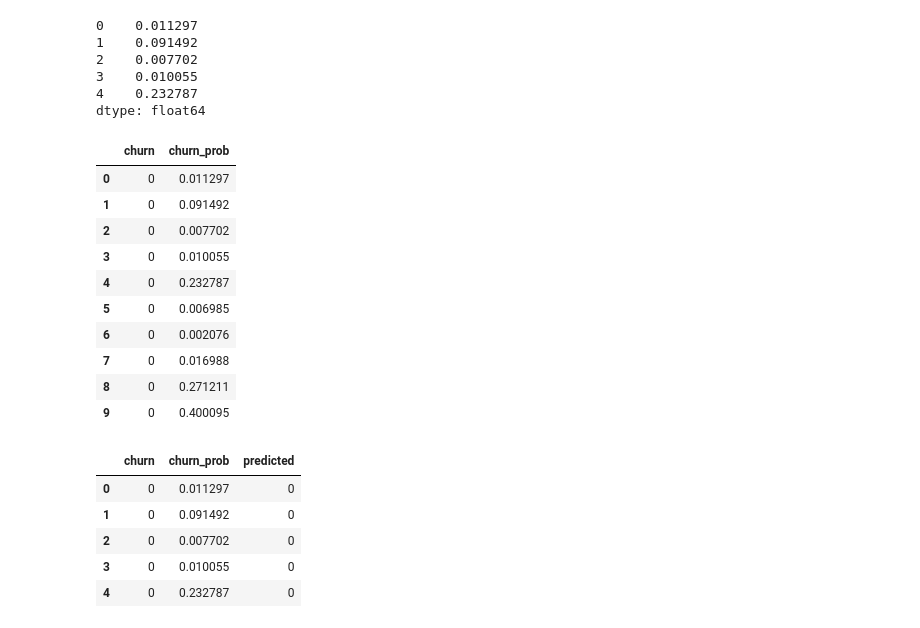
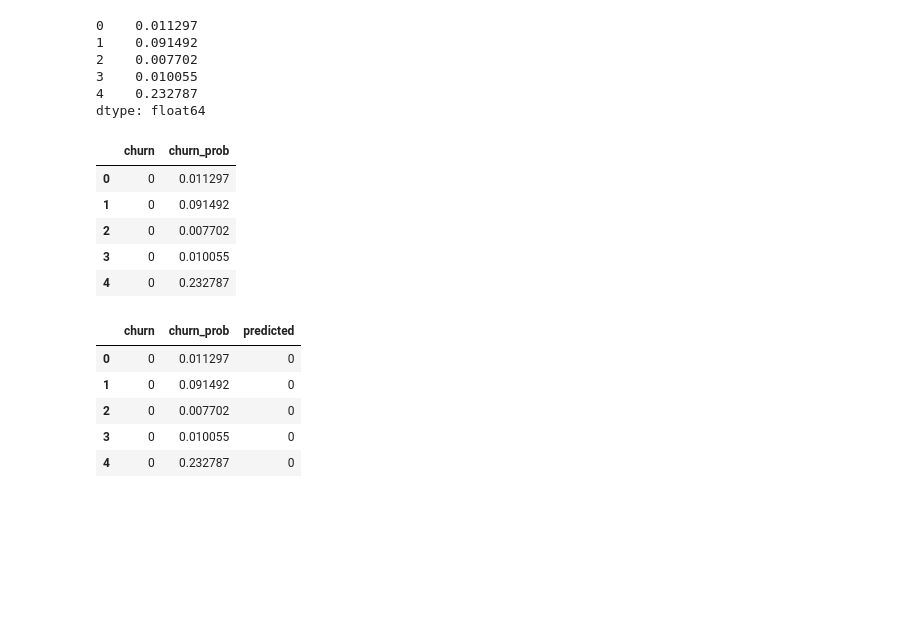
Before and after one commit to shajivmasters/Telcom_chrun_draft, a Jupyter notebook: TelcomChurn.ipynb, the cells around one changed output. Saved outputs shown, nothing was run; the diff lists cells and outputs as text; code cells hidden in the pictures; blank space fills up the shorter version.

```diff
--- a/TelcomChurn.ipynb
+++ b/TelcomChurn.ipynb
@@ -1339,20 +1404,15 @@ dtype: float64
 # %%
 # assign the this to a DF the actual and the probability value .
 y_train_pred_final = pd.DataFrame({'churn':y_train.values, 'churn_prob':y_train_pred_no_pca.values})
 
-y_train_pred_final.head(10)
+y_train_pred_final.head()
 # %% [output]
 |  | churn | churn_prob |
 | 0 | 0 | 0.011297 |
 | 1 | 0 | 0.091492 |
 | 2 | 0 | 0.007702 |
 | 3 | 0 | 0.010055 |
 | 4 | 0 | 0.232787 |
-| 5 | 0 | 0.006985 |
-| 6 | 0 | 0.002076 |
-| 7 | 0 | 0.016988 |
-| 8 | 0 | 0.271211 |
-| 9 | 0 | 0.400095 |
 # %%
 # Creating a column with name "predicted", which is the predicted value for 0.5 cutoff  since it is a binary classification that is the thump rule
 y_train_pred_final['predicted'] = y_train_pred_final['churn_prob'].map(lambda x: 1 if x > 0.5 else 0)
```
Also changed, not shown: parts of 61 cells of this notebook.
